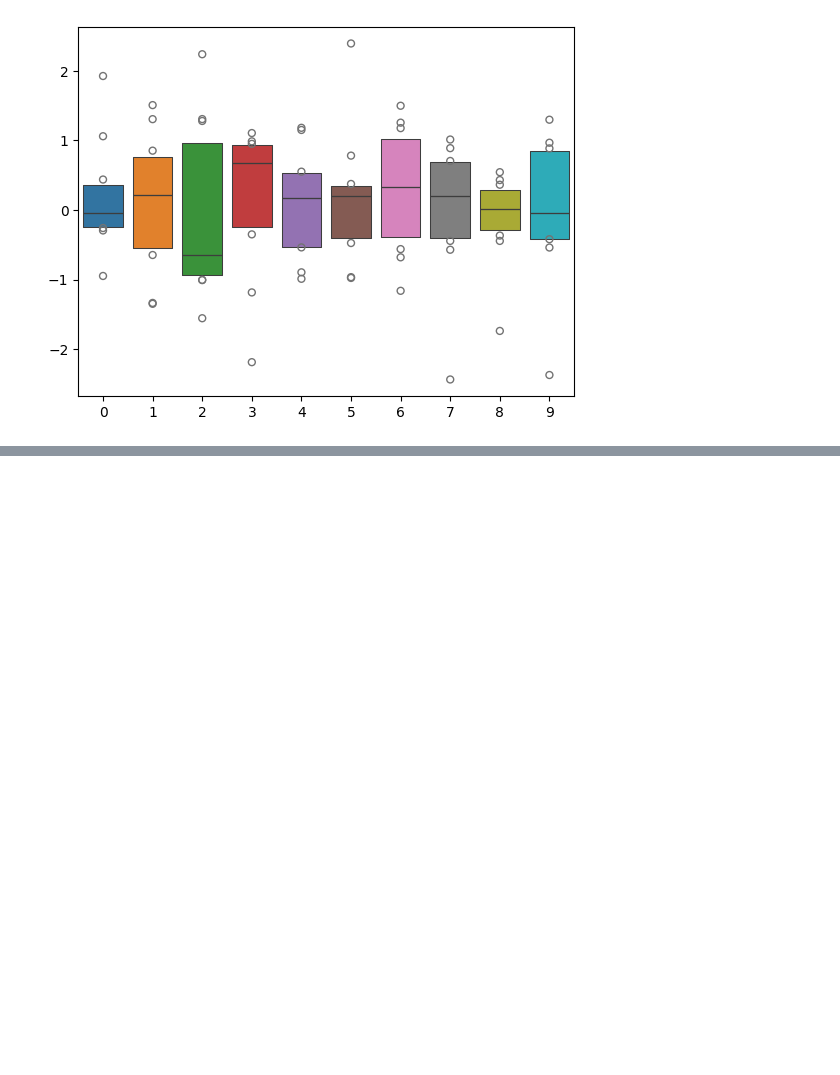
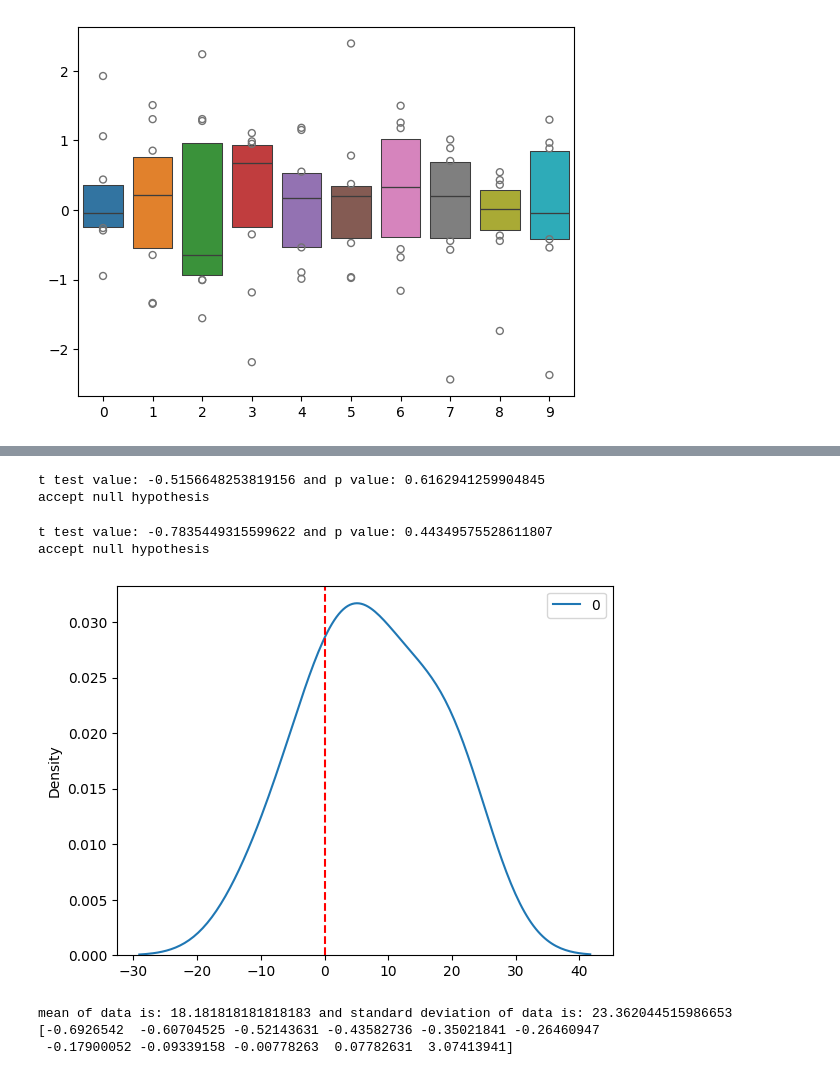
Before and after one commit to AdityaK1304/Data_science, a Jupyter notebook: Numpy.ipynb, the cells around one changed output, grey strips where cells are left out. Cells and saved outputs as stored; diff of their text form; code cells hidden in the pictures; blank space fills up the shorter version.

```diff
--- a/Numpy.ipynb
+++ b/Numpy.ipynb
@@ -281,0 +341,76 @@ sns.boxenplot(matrix4)
+# %%
+import numpy as np
+from scipy import stats
+'''
+null hypothesis: the mean of the sample is equal to the known population mean
+alternative hypothesis: the mean of the sample is not equal to the population mean
+'''
+
+samples = np.array([2,5,7,9,10,11,14,17,19,21,24,27])
+
+t_test, p_value = stats.ttest_1samp(samples, popmean = 15)
+
+print(f"t test value: {t_test} and p value: {p_value}")
+
+alpha = 0.05
+
+if (p_test < alpha):
+  print("accept alternative hypothesis")
+else:
+  print("accept null hypothesis")
+# %% [output]
+t test value: -0.5156648253819156 and p value: 0.6162941259904845
+accept null hypothesis
+# %%
+# two sample t test
+import numpy as np
+from scipy import stats
+'''
+null hypothesis: the mean of the sample is equal to the known population mean
+alternative hypothesis: the mean of the sample is not equal to the population mean
+'''
+teaching_methodA = np.array([30,40,50,60,70,80,35,38,49,59])
+teaching_methodB = np.array([65,78,79,46,38,21,13,80,80,90])
+
+t_test, p_value = stats.ttest_ind(teaching_methodA, teaching_methodB, equal_var= True)
+
+alpha = 0.05
+print(f"t test value: {t_test} and p value: {p_value}")
+if (p_value < alpha):
+  print("accept alternative hypothesis")
+else:
+  print("accept null hypothesis")
+# %% [output]
+t test value: -0.7835449315599622 and p value: 0.44349575528611807
+accept null hypothesis
+# %%
+# numpy is a vectrorised form of array
+
+import numpy as np
+import pandas as pd
+import seaborn as sns
+import matplotlib.pyplot as plt
+np.random.seed(0)
+data = np.random.normal(loc = 0, scale = 10, size = 10)
+df = pd.DataFrame(data)
+sns.kdeplot(df)
+plt.axvline(0,linestyle = "--", color = "red")
+plt.show()
+# %% [output]
+[figure, added]
+# %%
+from scipy import stats
+# z score = (x - mean) / std
+
+data = np.array([2,4,6,8,10,12,14,16,18,20,90])
+# z score = (x - mean) / std
+
+mean = data.mean()
+std = data.std()
+
+print(f"mean of data is: {mean} and standard deviation of data is: {std}")
+print(stats.zscore(data))
+# %% [output]
+mean of data is: 18.181818181818183 and standard deviation of data is: 23.362044515986653
+[-0.6926542  -0.60704525 -0.52143631 -0.43582736 -0.35021841 -0.26460947
+ -0.17900052 -0.09339158 -0.00778263  0.07782631  3.07413941]
```
Also changed, not shown: parts of 8 cells of this notebook.
